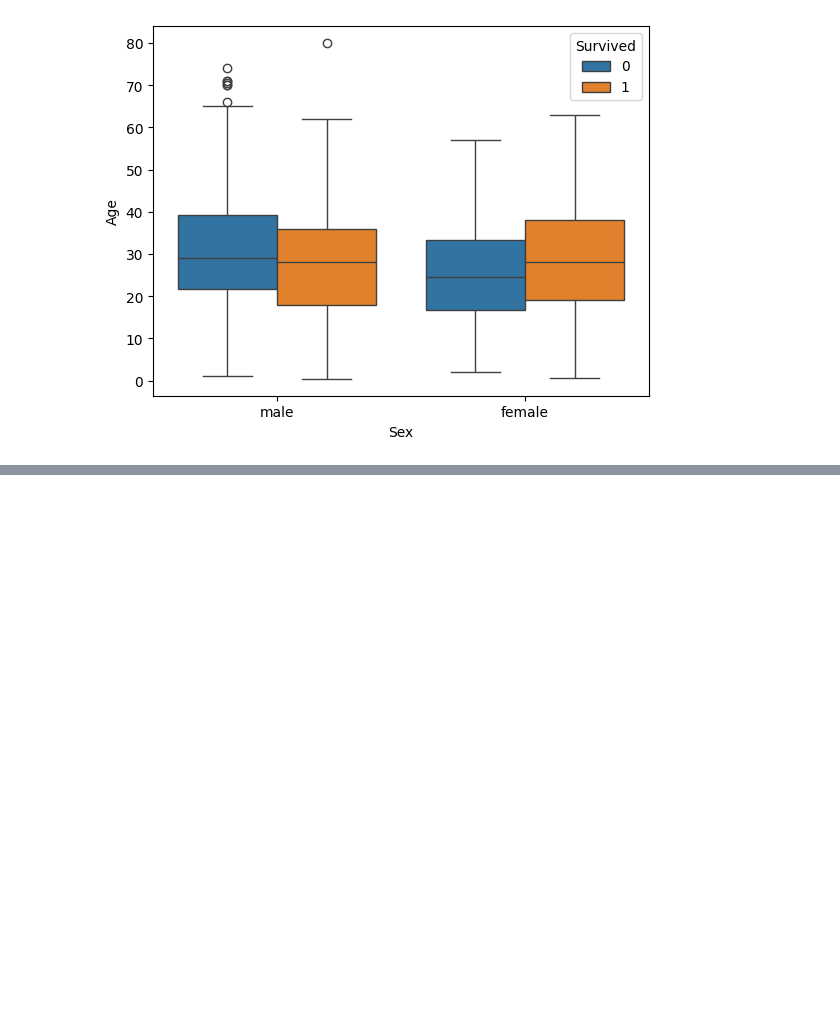
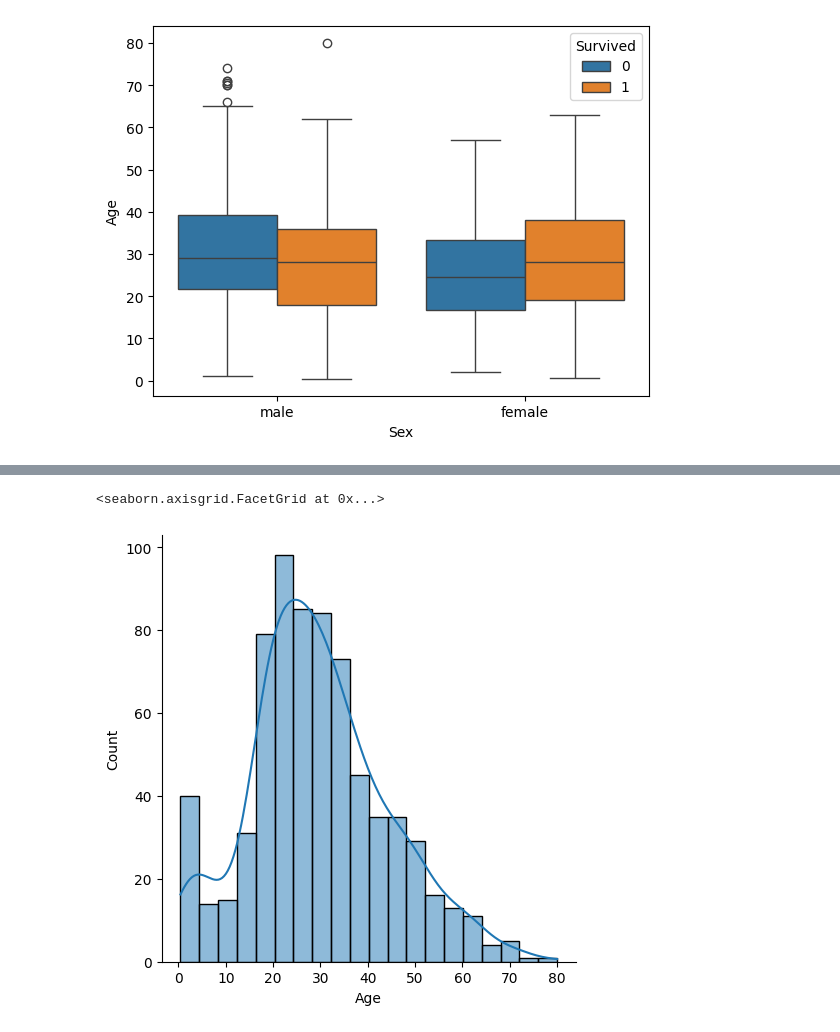
Before and after one commit to risabniranjan/Data-Science, a Jupyter notebook: visualization.ipynb, the cells around one changed output, grey strips where cells are left out. Drawn from its saved outputs; the diff is of its cells as text; code cells hidden in the pictures; blank space fills up the shorter version.

```diff
--- a/visualization.ipynb
+++ b/visualization.ipynb
@@ -121,0 +134,8 @@ sns.boxplot(x='Sex',y='Age',hue='Survived',data=df)
+# %%
+# Distplot
+# probability density function --> The line is kde
+# skweness
+sns.displot(df['Age'], kind="hist", kde=True)
+# %% [output]
+<seaborn.axisgrid.FacetGrid at 0x...>
+[figure, added]
```
Also changed, not shown: parts of 1 cell of this notebook.
